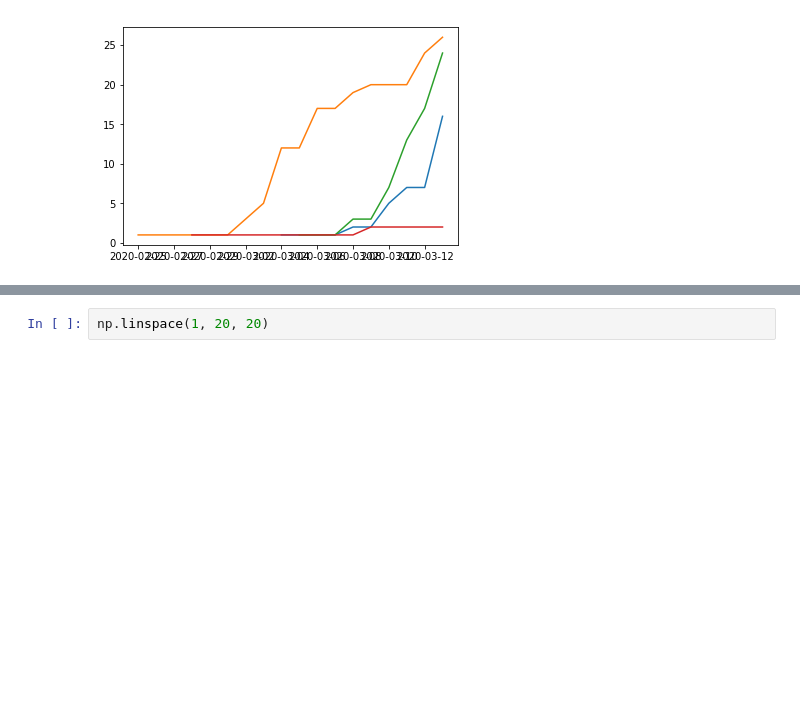
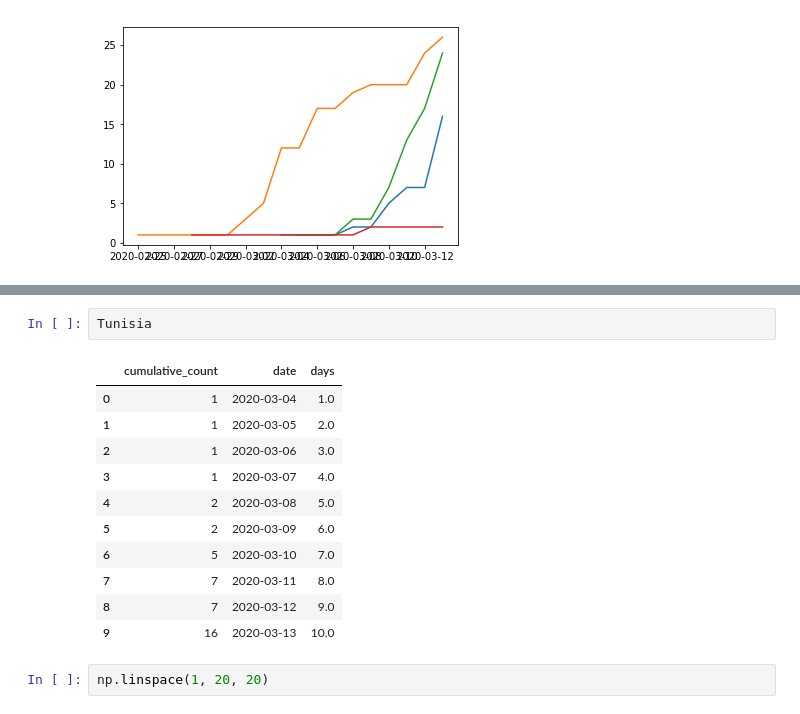
Before and after one commit to hothman/data_science, a Jupyter notebook: covid-19/notebook/Untitled.ipynb, the cells around one changed output, grey strips where cells are left out. Drawn from its saved outputs; the diff is of its cells as text; blank space fills up the shorter version.

```diff
--- a/covid-19/notebook/Untitled.ipynb
+++ b/covid-19/notebook/Untitled.ipynb
@@ -127,3 +190,17 @@ plt.plot(days, expgrowth(days, *popt),"--",color ="blue")
+# %%
+Tunisia
+# %% [output]
+|  | cumulative_count | date | days |
+| 0 | 1 | 2020-03-04 | 1.0 |
+| 1 | 1 | 2020-03-05 | 2.0 |
+| 2 | 1 | 2020-03-06 | 3.0 |
+| 3 | 1 | 2020-03-07 | 4.0 |
+| 4 | 2 | 2020-03-08 | 5.0 |
+| 5 | 2 | 2020-03-09 | 6.0 |
+| 6 | 5 | 2020-03-10 | 7.0 |
+| 7 | 7 | 2020-03-11 | 8.0 |
+| 8 | 7 | 2020-03-12 | 9.0 |
+| 9 | 16 | 2020-03-13 | 10.0 |
 # %%
 np.linspace(1, 20, 20)
 # %% [output]
```
Also changed, not shown: parts of 10 cells of this notebook, 1 other file.
